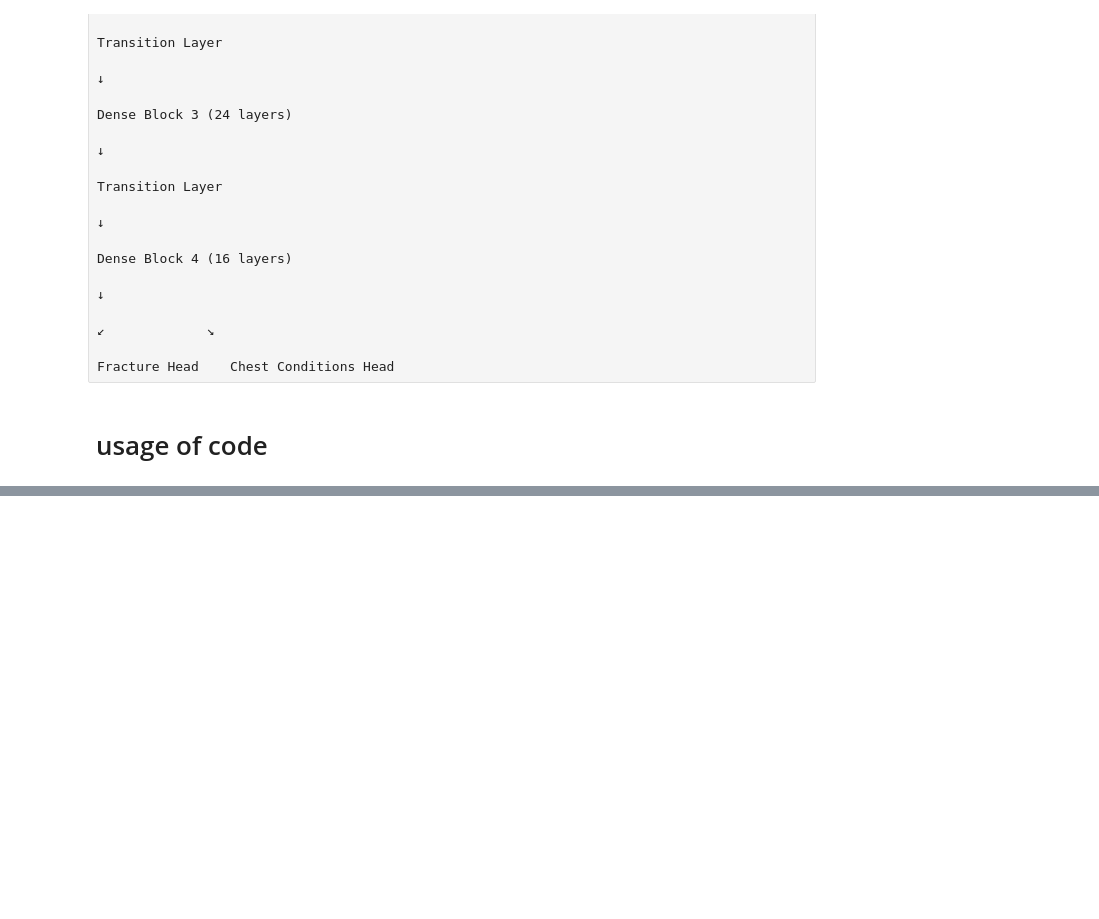
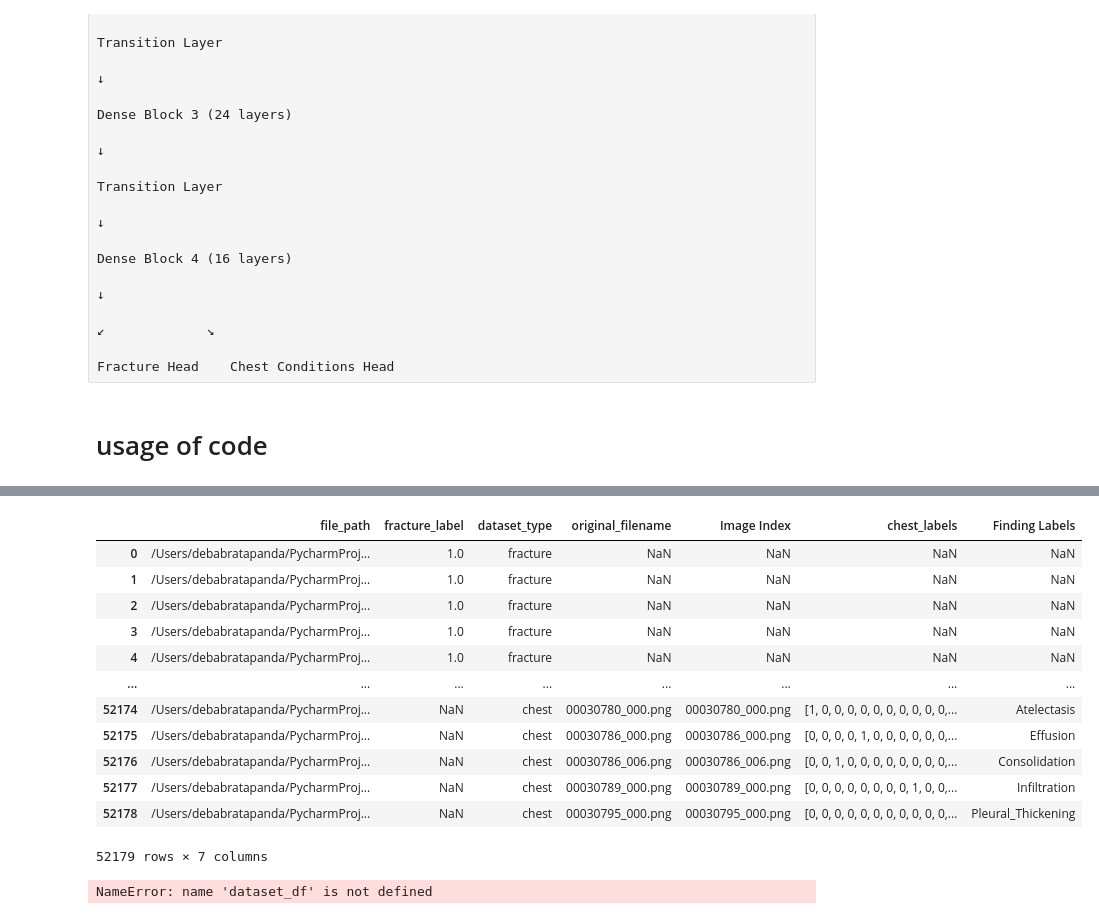
Before and after one commit to geeknoobie/Capstone_project, a Jupyter notebook: cap.ipynb, the cells around one changed output, grey strips where cells are left out. Drawn from its saved outputs; the diff is of its cells as text; code cells hidden in the pictures; blank space fills up the shorter version.

```diff
--- a/cap.ipynb
+++ b/cap.ipynb
@@ -725,3 +649,30 @@ class DenseNet(nn.Module):
         return fracture_pred, chest_pred
 # %% [markdown]
 # usage of code
+# %%
+# 1. First, define paths where our preprocessed .npy files are stored
+fracture_processed = "/Users/debabratapanda/PycharmProjects/Capstone_project/dataset/bone_fractures/fractured_processed"
+not_fracture_processed = "/Users/debabratapanda/PycharmProjects/Capstone_project/dataset/bone_fractures/not_fractured_processed"
+chest_processed = "/Users/debabratapanda/PycharmProjects/Capstone_project/dataset/chest_xrays/images_processed"
+
+# Path to the CSV file containing chest X-ray labels
+chest_csv_path = "/Users/debabratapanda/PycharmProjects/Capstone_project/dataset/chest_xrays/metadata/Data_Entry_2017.csv"
+# %%
+# 2. for ease of analysis we will isolate the data set to be single condition for chest xrays
+# Load the CSV file
+df = pd.read_csv(chest_csv_path)
+
+# List of single labels
+single_labels = ['Nodule', 'Pneumothorax', 'No Finding', 'Fibrosis', 'Mass', 'Edema',
+                 'Pleural_Thickening', 'Consolidation', 'Infiltration', 'Effusion',
+                 'Atelectasis', 'Cardiomegaly', 'Emphysema', 'Pneumonia', 'Hernia']
+
+# Filter for single labels
+single_label_df = df[df['Finding Labels'].isin(single_labels)]
+
+# Verify the result
+print(f"Original DataFrame size: {len(df)}")
+print(f"Single-label DataFrame size: {len(single_label_df)}")
+
+# Get value counts of the finding labels
+print(single_label_df['Finding Labels'].value_counts())
@@ -727,0 +699,12 @@ class DenseNet(nn.Module):
+# %%
+# 3. under sampling to adjust our bias
+no_finding_df = single_label_df[single_label_df['Finding Labels'] == 'No Finding']
+other_conditions_df = single_label_df[single_label_df['Finding Labels'] != 'No Finding']
+
+undersampled_no_finding_df = no_finding_df.sample(n=12000, random_state=42)
+
+final_chest_df = pd.concat([undersampled_no_finding_df, other_conditions_df])
+
+# Verify the result
+print(f"Undersampled Chest DataFrame size: {len(final_chest_df)}")
+print(final_chest_df['Finding Labels'].value_counts())
@@ -727,0 +756,23 @@ class DenseNet(nn.Module):
+# %%
+# 5. Create the organized DataFrame
+dataset_df,chest_condition_map = create_dataset_df(final_chest_df, chest_processed, fracture_processed, not_fracture_processed)
+dataset_df
+# %% [output]
+|  | file_path | fracture_label | dataset_type | original_filename | Image Index | chest_labels | Finding Labels |
+| 0 | /Users/debabratapanda/PycharmProj... | 1.0 | fracture | NaN | NaN | NaN | NaN |
+| 1 | /Users/debabratapanda/PycharmProj... | 1.0 | fracture | NaN | NaN | NaN | NaN |
+| 2 | /Users/debabratapanda/PycharmProj... | 1.0 | fracture | NaN | NaN | NaN | NaN |
+| 3 | /Users/debabratapanda/PycharmProj... | 1.0 | fracture | NaN | NaN | NaN | NaN |
+| 4 | /Users/debabratapanda/PycharmProj... | 1.0 | fracture | NaN | NaN | NaN | NaN |
+| ... | ... | ... | ... | ... | ... | ... | ... |
+| 52174 | /Users/debabratapanda/PycharmProj... | NaN | chest | 00030780_000.png | 00030780_000.png | [1, 0, 0, 0, 0, 0, 0, 0, 0, 0, 0,... | Atelectasis |
+| 52175 | /Users/debabratapanda/PycharmProj... | NaN | chest | 00030786_000.png | 00030786_000.png | [0, 0, 0, 0, 1, 0, 0, 0, 0, 0, 0,... | Effusion |
+| 52176 | /Users/debabratapanda/PycharmProj... | NaN | chest | 00030786_006.png | 00030786_006.png | [0, 0, 1, 0, 0, 0, 0, 0, 0, 0, 0,... | Consolidation |
+| 52177 | /Users/debabratapanda/PycharmProj... | NaN | chest | 00030789_000.png | 00030789_000.png | [0, 0, 0, 0, 0, 0, 0, 0, 1, 0, 0,... | Infiltration |
+| 52178 | /Users/debabratapanda/PycharmProj... | NaN | chest | 00030795_000.png | 00030795_000.png | [0, 0, 0, 0, 0, 0, 0, 0, 0, 0, 0,... | Pleural_Thickening |
+52179 rows × 7 columns
+# %%
+# 6. creating training, validation and testing data
+train_data, val_data, test_data = split_datasets(dataset_df)
+# %% [output]
+NameError: name 'dataset_df' is not defined
```
Also changed, not shown: parts of 8 cells of this notebook.
